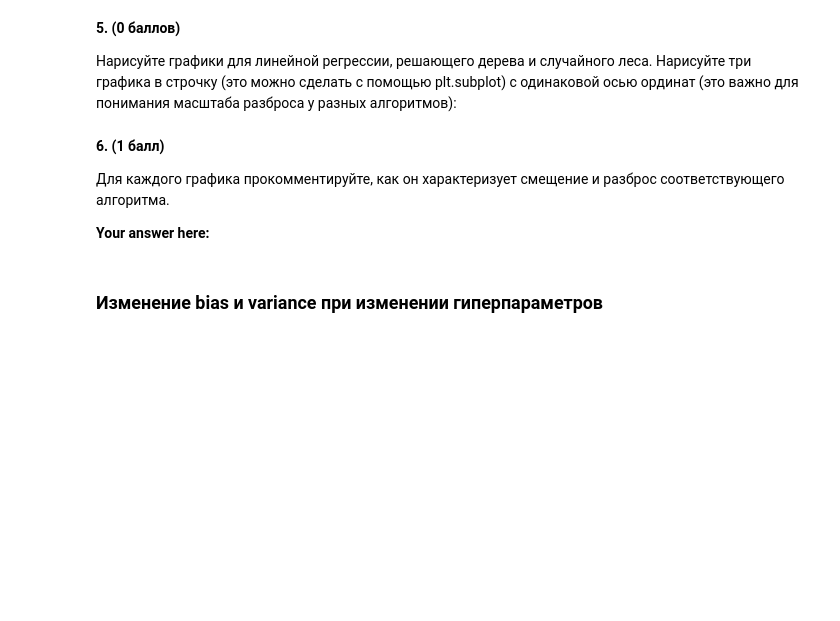
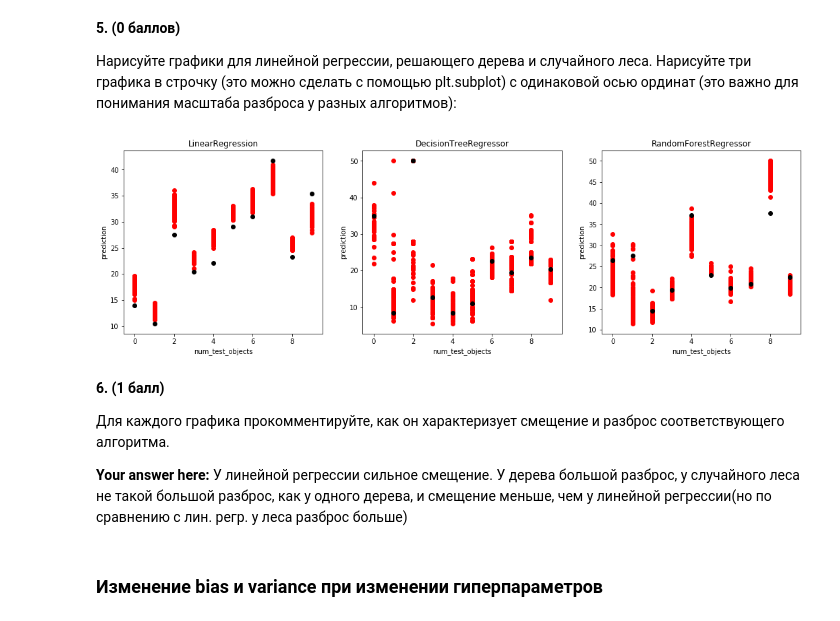
Before and after one commit to Mikhail-off/ML2018, a Jupyter notebook: HW6/homework-practice-06.ipynb, the cells around one changed output. Cells and saved outputs as stored; diff of their text form; code cells hidden in the pictures; blank space fills up the shorter version.

```diff
--- a/HW6/homework-practice-06.ipynb
+++ b/HW6/homework-practice-06.ipynb
@@ -151,9 +151,9 @@ from sklearn.linear_model import LinearRegression
 from sklearn.tree import DecisionTreeRegressor
 from sklearn.ensemble import RandomForestRegressor
 # %%
-def print_bias_variance(regr, X, y):
+def print_bias_variance(regr, X, y, num_runs=1000):
     def dec(func):
-        def wrapper(regr, X, y):
+        def wrapper(regr, X, y, num_runs=1000):
             bias, var, error = func(regr, X, y)
             print(regr.__class__.__name__)
             print('\tbias\t=\t%.3f\n\tvar\t=\t%.3f\n\terror\t=\t%.3f' % (bias, var, error))
@@ -162,11 +162,7 @@ def print_bias_variance(regr, X, y):
         return wrapper
 
     @dec
-    def print_func_res(regr, X, y):
-        return compute_biase_variance(regr, X, y)
+    def print_func_res(regr, X, y, num_runs=1000):
+        return compute_biase_variance(regr, X, y, num_runs=1000)
 
     print_func_res(regr, X, y)
-
-print_bias_variance(LinearRegression(), X, y)
-print_bias_variance(DecisionTreeRegressor(), X, y)
-print_bias_variance(RandomForestRegressor(), X, y)
@@ -189,0 +171,7 @@ RandomForestRegressor
+# %%
+regressors = [LinearRegression, DecisionTreeRegressor, RandomForestRegressor]
+x_train, x_test, y_train, y_test = train_test_split(X, y, test_size=0.1, random_state=42)
+for regr in regressors:
+    print_bias_variance(regr(), X, y)
+    y_pred = regr().fit(x_train, y_train).predict(x_test)
+    print('\tMSE\t=\t%f' % ((y_pred - y_test)**2).mean())
@@ -218,3 +224,20 @@ def plot_predictions(regressor, X, y, num_runs=100, num_test_objects=10, title="
+# %%
+def plot_predictions(regressor, X, y, num_runs=100, num_test_objects=10, title=""):
+    """
+    plot graphics described above
+    """
+    x_train, x_test, y_train, y_test = train_test_split(X, y, test_size=num_test_objects)
+    x_points = np.arange(num_test_objects)
+    for i in range(num_runs):
+        indices = np.random.randint(0, x_train.shape[0], size=x_train.shape[0])
+        x_boot = x_train[indices]
+        y_boot = y_train[indices]
+        y_pred = regressor.fit(x_boot, y_boot).predict(x_test)
+        plt.scatter(x_points, y_pred, c='red')
+    plt.scatter(x_points, y_test, c='black')
+    plt.xlabel('num_test_objects')
+    plt.ylabel('prediction')
+    plt.title(title)
 # %% [markdown]
 __5. (0 баллов)__
 
@@ -224,9 +245,17 @@ __5. (0 баллов)__
+# %%
+plt.figure(figsize=(18, 5))
+
+for i, regr in enumerate(regressors, 1):
+    plt.subplot(1, len(regressors), i)
+    plot_predictions(regr(), X, y, title=regr.__name__)
+# %% [output]
+[figure, added]
 # %% [markdown]
 __6. (1 балл)__
 
 Для каждого графика прокомментируйте, как он характеризует смещение и разброс соответствующего алгоритма.
 
-__Your answer here:__
+__Your answer here:__ У линейной регрессии сильное смещение. У дерева большой разброс, у случайного леса не такой большой разброс, как у одного дерева, и смещение меньше, чем у линейной регрессии(но по сравнению с лин. регр. у леса разброс больше)
 # %% [markdown]
 ### Изменение bias и variance при изменении гиперпараметров
 # %% [markdown]
```
Also changed, not shown: parts of 6 cells of this notebook.
